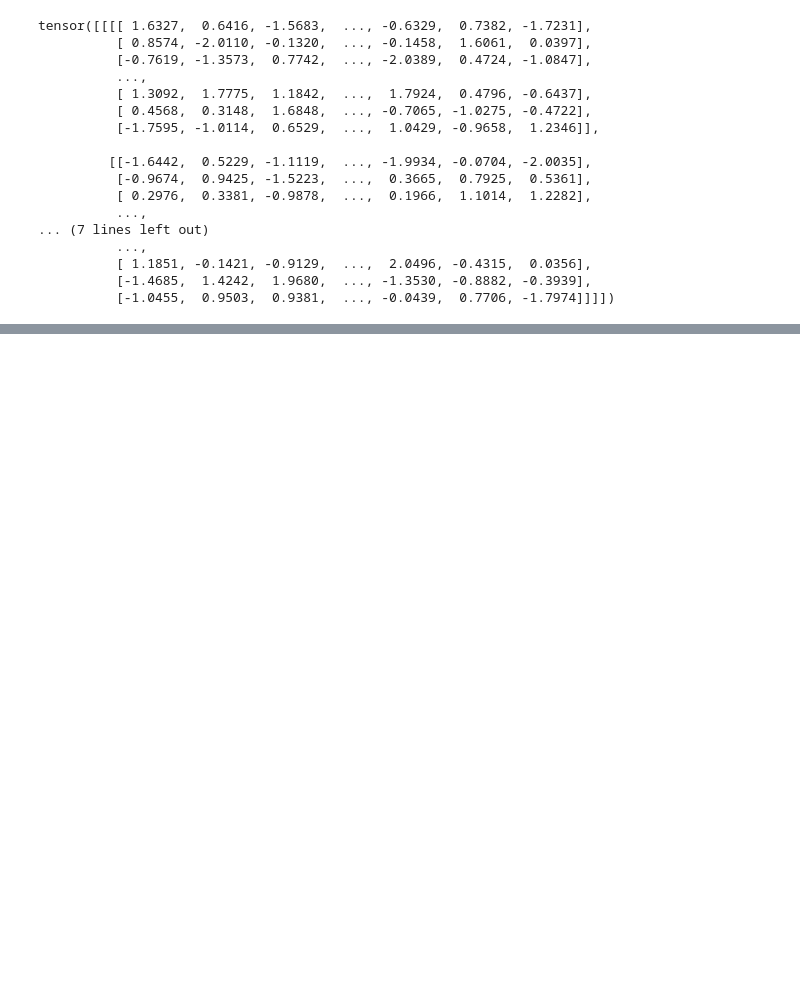
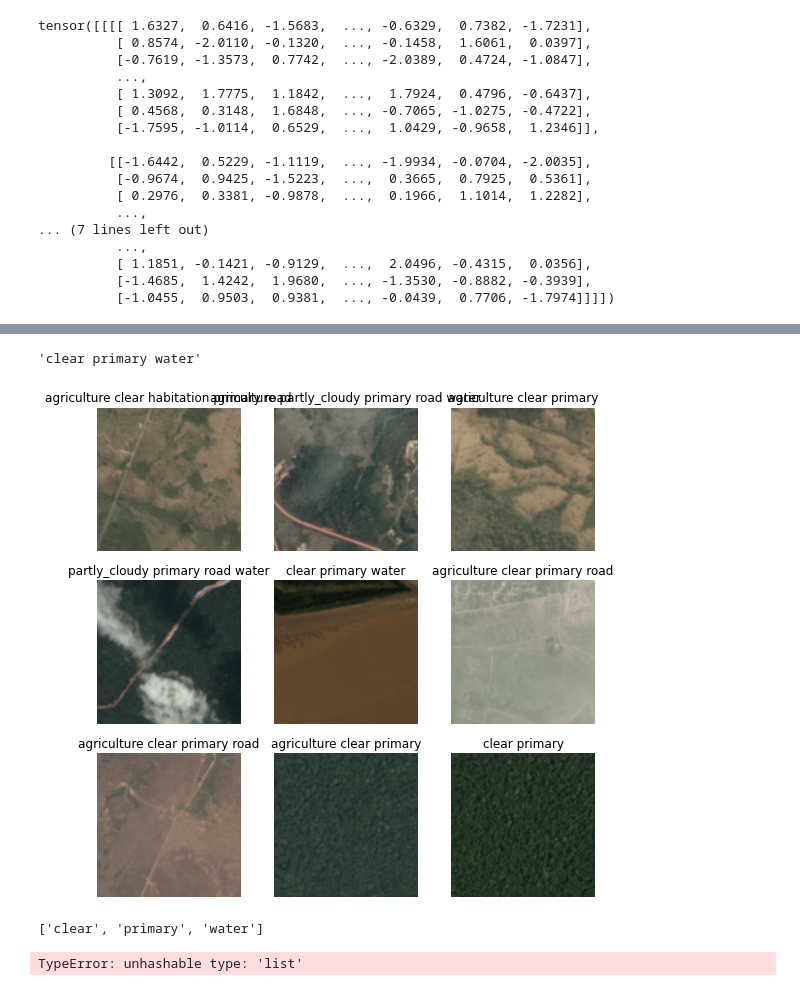
Before and after one commit to Ladivcr/Neural-network-class, a Jupyter notebook: ExaminandoRedes.ipynb, the cells around one changed output, grey strips where cells are left out. Drawn from its saved outputs; the diff is of its cells as text; code cells hidden in the pictures; blank space fills up the shorter version.

```diff
--- a/ExaminandoRedes.ipynb
+++ b/ExaminandoRedes.ipynb
@@ -1039,0 +1094,3 @@ learn.model = nn.Sequential(Normalizer(), learn.model)
+# %%
+file2tags = dict(zip(df['image_name'], df['tags']))
+{k: v for k, v in file2tags.items() if random.random() < 0.01}
@@ -1039,0 +1108,30 @@ learn.model = nn.Sequential(Normalizer(), learn.model)
+# %%
+def obtener_categorias(f):
+    return (file2tags[f.stem])
+# %%
+obtener_categorias(imgs[19])
+# %% [output]
+'clear primary water'
+# %%
+def load_data(folder, img_size, batch_size):
+    tfms = fv.aug_transforms(flip_vert=True,
+                            max_rotate=360,
+                            max_lighting=0.35,
+                            max_zoom=1.1,
+                            max_warp=0.01)
+
+    data = fv.DataBlock(blocks   = (fv.ImageBlock, fv.CategoryBlock),
+                       get_items = fv.get_image_files,
+                       get_y     = obtener_categorias,
+                       splitter  = fv.RandomSplitter(1/10),
+                       item_tfms = fv.Resize(int(1.5*img_size)),
+                       batch_tfms= tfms,
+                       )
+
+    return (data.dataloaders(folder, bs=batch_size))
+# %%
+data = load_data(path,224,128)
+# %%
+data.show_batch()
+# %% [output]
+[figure, added]
@@ -1039,0 +1148,4 @@ learn.model = nn.Sequential(Normalizer(), learn.model)
+# %%
+obtener_categorias(imgs[19])
+# %% [output]
+['clear', 'primary', 'water']
@@ -1039,0 +1169,4 @@ learn.model = nn.Sequential(Normalizer(), learn.model)
+# %%
+data = load_data(path,224,128)
+# %% [output]
+TypeError: unhashable type: 'list'
```
Also changed, not shown: parts of 42 cells of this notebook.
